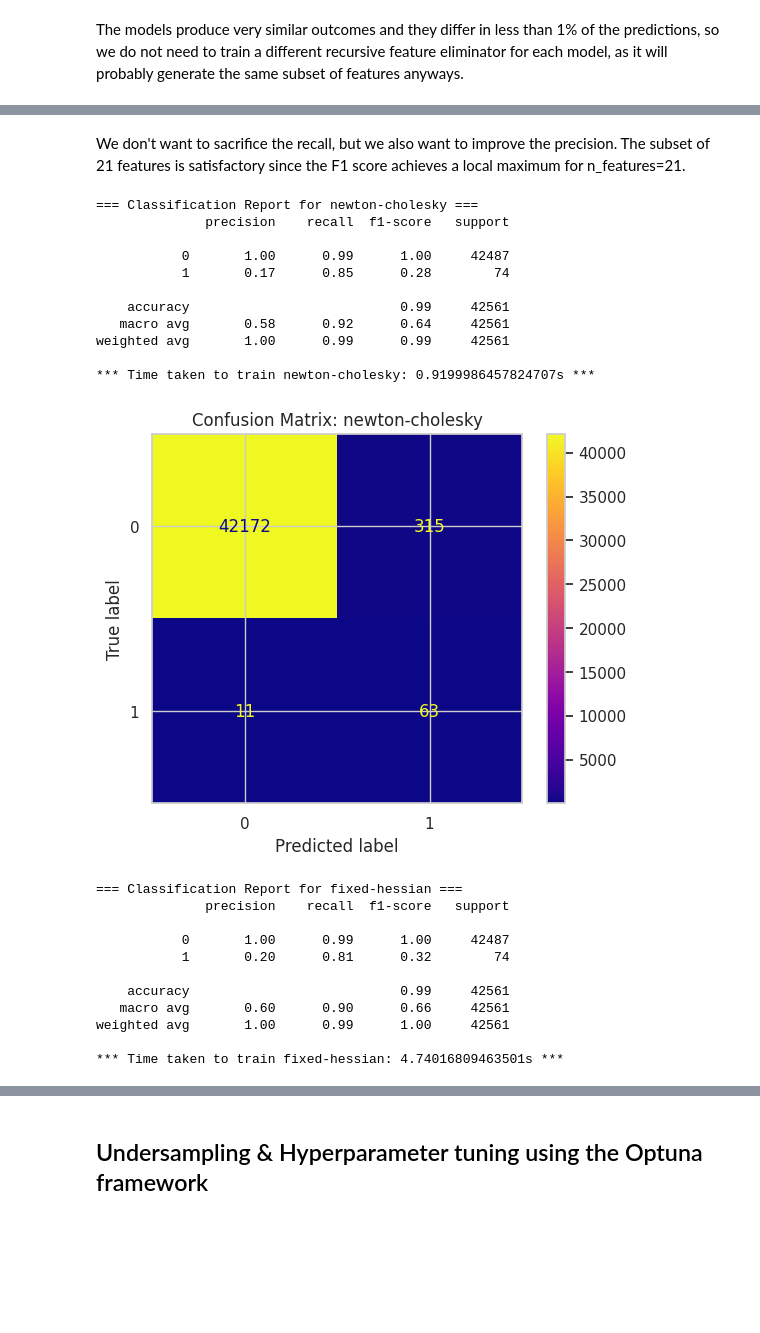
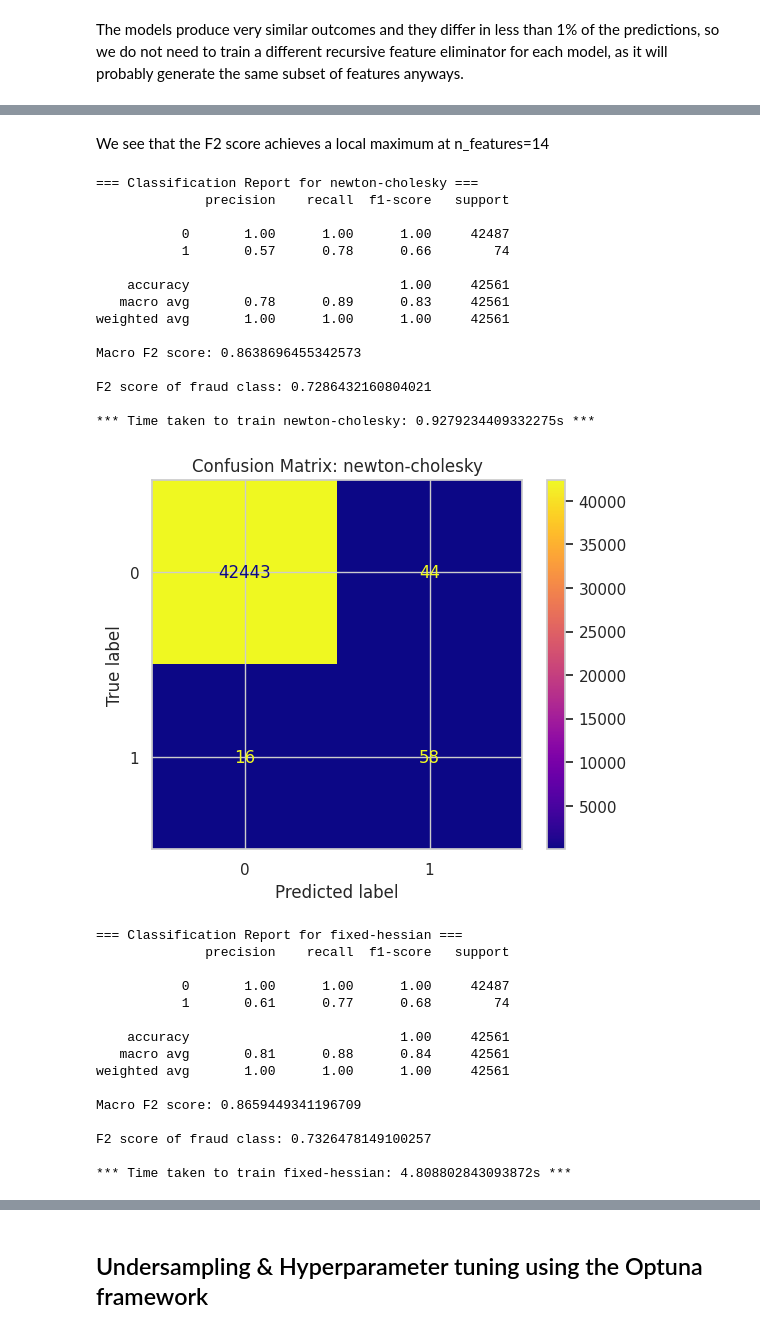
Before and after one commit to andWeirdFishes/Analysis-of-Different-Numeric-Solvers-for-Logistic-Regression-for-Credit-Card-Fraud-Detection, a Jupyter notebook: model.ipynb, the cells around one changed output, grey strips where cells are left out. Cells and saved outputs as stored; diff of their text form; code cells hidden in the pictures; blank space fills up the shorter version.

```diff
--- a/model.ipynb
+++ b/model.ipynb
@@ -421,7 +448,7 @@ We notice that the "fancy algorithms" (BFGS/LBFGS) have produced only ONE LESS f
 We will undersample the training data to balance the classes. A perfect balance may be too extreme and lead to a lot of false positives. That's why we do a 75-25 sampling strategy.
 # %%
 from imblearn.under_sampling import RandomUnderSampler
-rus = RandomUnderSampler(sampling_strategy={0: 1032, 1: 344}, random_state=2)
+rus = RandomUnderSampler(sampling_strategy={0: 3440, 1: 344}, random_state=2)
 Xu_train, yu_train = rus.fit_resample(X_train, y_train)
 # %%
 u_train_times = {}
@@ -510,21 +559,19 @@ It is worth noting that Fixed-Hessian being the simplest numerical method actual
 ## Undersampling & automatic feature selection
 # %% [markdown]
 In this subsection, we will use statistical filter methods  and wrapper methods to determine the optimal subset of features. The dataset comes with anonymized features which are the result of PCA, so we do not need to reduce dimensionality with similar techniques again. We will use a train-validation-test split for the following section, so that we are not biased in our selection.
-# %%
-X_val, X_test_new, y_val, y_test_new = train_test_split(X_test, y_test, test_size=0.5, random_state=69, stratify=y_test)
 # %% [markdown]
 The models produce very similar outcomes and they differ in less than 1% of the predictions, so we do not need to train a different recursive feature eliminator for each model, as it will probably generate the same subset of features anyways.
 # %%
 from sklearn.feature_selection import RFE
-from sklearn.metrics import classification_report
-import numpy as np
 
 for i in range(10, 30):
-    rfe = RFE(estimator=LogisticRegression(), n_features_to_select=i)
+    rfe = RFE(estimator=fh, n_features_to_select=i)
     rfe.fit(Xu_train, yu_train)
-    selected_features = np.where(rfe.support_)[0]
-    X_val_selected = X_val.iloc[:, selected_features]
-    y_pred = rfe.estimator_.predict(X_val_selected)
-    print(f"\n--- Classification Report with {i} features ---")
-    print(classification_report(y_val, y_pred, digits=6))
+    X_train_selected = rfe.transform(Xu_train)
+    X_val_selected = rfe.transform(X_val)
+    fh.fit(X_train_selected, yu_train)
+    y_pred = fh.predict(X_val_selected)
+    f2 = fbeta_score(y_val, y_pred, beta=2, average='macro')
+    f2f = fbeta_score(y_val, y_pred, beta=2, average=None)[1]
+    print(f"F2 score of fraud class for {i} features: {f2f:.4f}")
 # %% [output]
@@ -640,11 +598,11 @@ weighted avg   0.998225  0.992763  0.995119     42561
-# %% [markdown]
-We don't want to sacrifice the recall, but we also want to improve the precision. The subset of 21 features is satisfactory since the F1 score achieves a local maximum for n_features=21.
+# %% [markdown]
+We see that the F2 score achieves a local maximum at n_features=14
 # %%
-rfe = RFE(estimator=LogisticRegression(), n_features_to_select=21)
+rfe = RFE(estimator=LogisticRegression(), n_features_to_select=14)
 rfe.fit(Xu_train, yu_train)
 selected_features = np.where(rfe.support_)[0]
 Xf_val = X_val.iloc[:, selected_features]
-Xf_test_new = X_test_new.iloc[:, selected_features]
+Xf_test = X_test.iloc[:, selected_features]
 Xf_train = Xu_train.iloc[:, selected_features]
 # %%
 f_train_times = {}
@@ -657,36 +615,46 @@ for model in models:
     end = time.time()
     f_train_times[model.solver] = end - start
 # %%
-yf_newton, yf_fh, yf_cg, yf_bfgs, yf_lbfgs = [model.predict(Xf_test_new) for model in models]
+yf_newton, yf_fh, yf_cg, yf_bfgs, yf_lbfgs = [model.predict(Xf_test) for model in models]
 yf_preds = [yf_newton, yf_fh, yf_cg, yf_bfgs, yf_lbfgs]
 
 for y_pred, model in zip(yf_preds, models):
     print(f"=== Classification Report for {model.solver} ===")
-    print(classification_report(y_test_new, y_pred))
+    print(classification_report(y_test, y_pred))
+    print(f"Macro F2 score: {fbeta_score(y_test,y_pred,beta=2,average='macro')}\n")
+    print(f"F2 score of fraud class: {fbeta_score(y_test, y_pred, beta=2, average=None)[1]}\n")
     print(f"*** Time taken to train {model.solver}: {train_times[model.solver]}s ***")
-    plot_cm(y_test_new, y_pred, title=f"Confusion Matrix: {model.solver}")
+    plot_cm(y_test, y_pred, title=f"Confusion Matrix: {model.solver}")
     print("\n")
 # %% [output]
 === Classification Report for newton-cholesky ===
               precision    recall  f1-score   support
 
-           0       1.00      0.99      1.00     42487
-           1       0.17      0.85      0.28        74
+           0       1.00      1.00      1.00     42487
+           1       0.57      0.78      0.66        74
 
-    accuracy                           0.99     42561
-   macro avg       0.58      0.92      0.64     42561
-weighted avg       1.00      0.99      0.99     42561
+    accuracy                           1.00     42561
+   macro avg       0.78      0.89      0.83     42561
+weighted avg       1.00      1.00      1.00     42561
 
-*** Time taken to train newton-cholesky: 0.9199986457824707s ***
+Macro F2 score: 0.8638696455342573
+
+F2 score of fraud class: 0.7286432160804021
+
+*** Time taken to train newton-cholesky: 0.9279234409332275s ***
-[figure, old version]
+[figure, new version]
 === Classification Report for fixed-hessian ===
               precision    recall  f1-score   support
 
-           0       1.00      0.99      1.00     42487
-           1       0.20      0.81      0.32        74
+           0       1.00      1.00      1.00     42487
+           1       0.61      0.77      0.68        74
 
-    accuracy                           0.99     42561
-   macro avg       0.60      0.90      0.66     42561
-weighted avg       1.00      0.99      1.00     42561
+    accuracy                           1.00     42561
+   macro avg       0.81      0.88      0.84     42561
+weighted avg       1.00      1.00      1.00     42561
 
-*** Time taken to train fixed-hessian: 4.74016809463501s ***
+Macro F2 score: 0.8659449341196709
+
+F2 score of fraud class: 0.7326478149100257
+
+*** Time taken to train fixed-hessian: 4.808802843093872s ***
```
Also changed, not shown: parts of 23 cells of this notebook.
